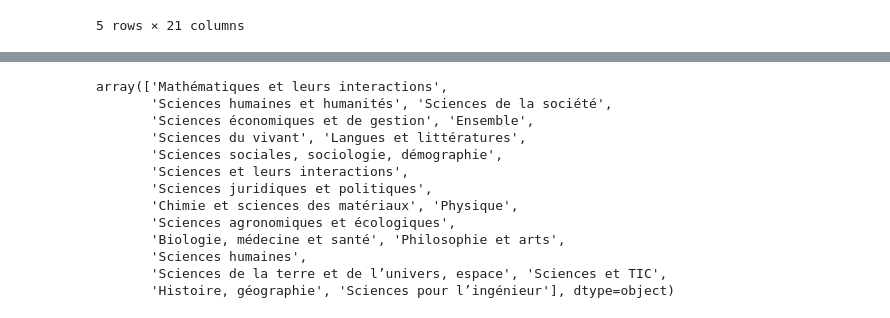
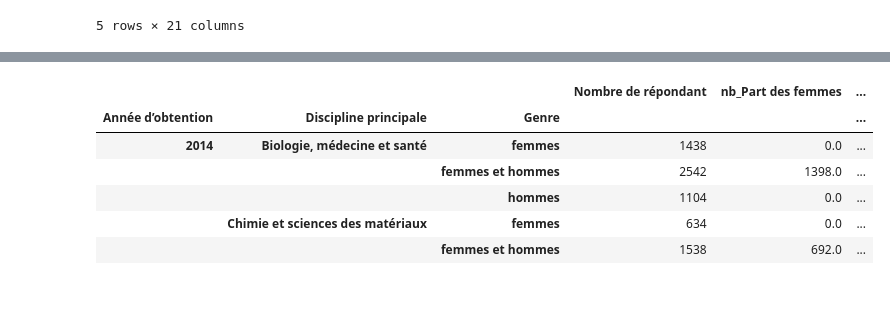
Before and after one commit to smtux/DUDA, a Jupyter notebook: inser_pro/src/pro.ipynb, the cells around one changed output, grey strips where cells are left out. Cells and saved outputs as stored; diff of their text form; code cells hidden in the pictures.

```diff
--- a/inser_pro/src/pro.ipynb
+++ b/inser_pro/src/pro.ipynb
@@ -604,16 +616,10 @@ ins_prof_doctorat.groupby(["Année d’obtention", "Discipline principale", "Gen
-# %%
-ins_prof_doctorat["Discipline principale"].unique()
-# %% [output]
-array(['Mathématiques et leurs interactions',
-       'Sciences humaines et humanités', 'Sciences de la société',
-       'Sciences économiques et de gestion', 'Ensemble',
-       'Sciences du vivant', 'Langues et littératures',
-       'Sciences sociales, sociologie, démographie',
-       'Sciences et leurs interactions',
-       'Sciences juridiques et politiques',
-       'Chimie et sciences des matériaux', 'Physique',
-       'Sciences agronomiques et écologiques',
-       'Biologie, médecine et santé', 'Philosophie et arts',
-       'Sciences humaines',
-       'Sciences de la terre et de l’univers, espace', 'Sciences et TIC',
-       'Histoire, géographie', 'Sciences pour l’ingénieur'], dtype=object)
+# %%
+df_secteur.head()
+# %% [output]
+|  |  |  | Nombre de répondant | nb_Part des femmes | ... |
+| Année d’obtention | Discipline principale | Genre |  |  | ... |
+| 2014 | Biologie, médecine et santé | femmes | 1438 | 0.0 | ... |
+|  |  | femmes et hommes | 2542 | 1398.0 | ... |
+|  |  | hommes | 1104 | 0.0 | ... |
+|  | Chimie et sciences des matériaux | femmes | 634 | 0.0 | ... |
+|  |  | femmes et hommes | 1538 | 692.0 | ... |
```
Also changed, not shown: parts of 6 cells of this notebook.
